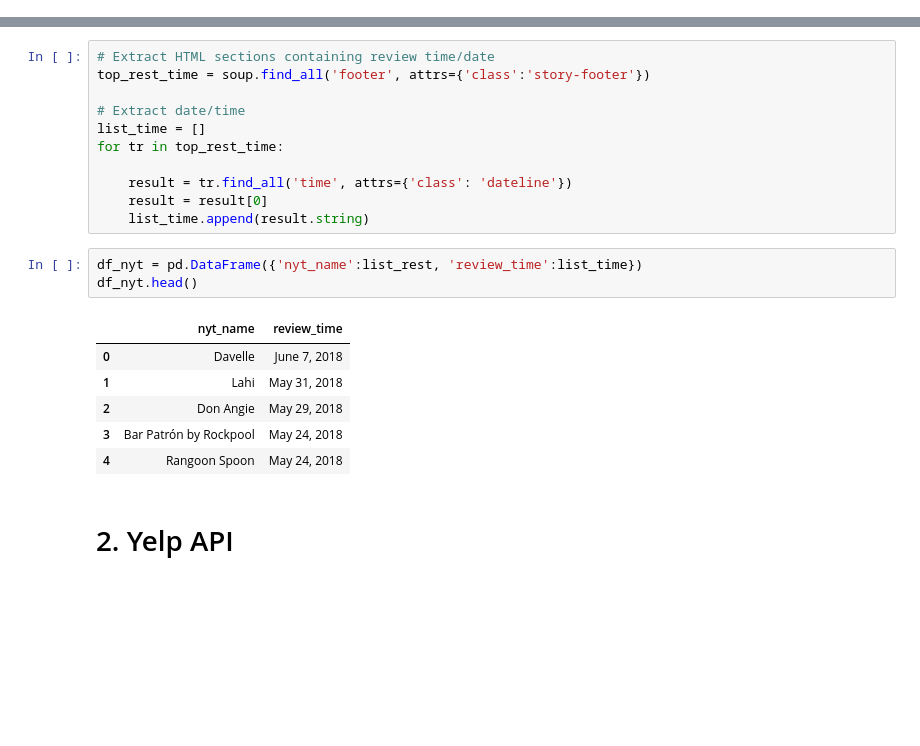
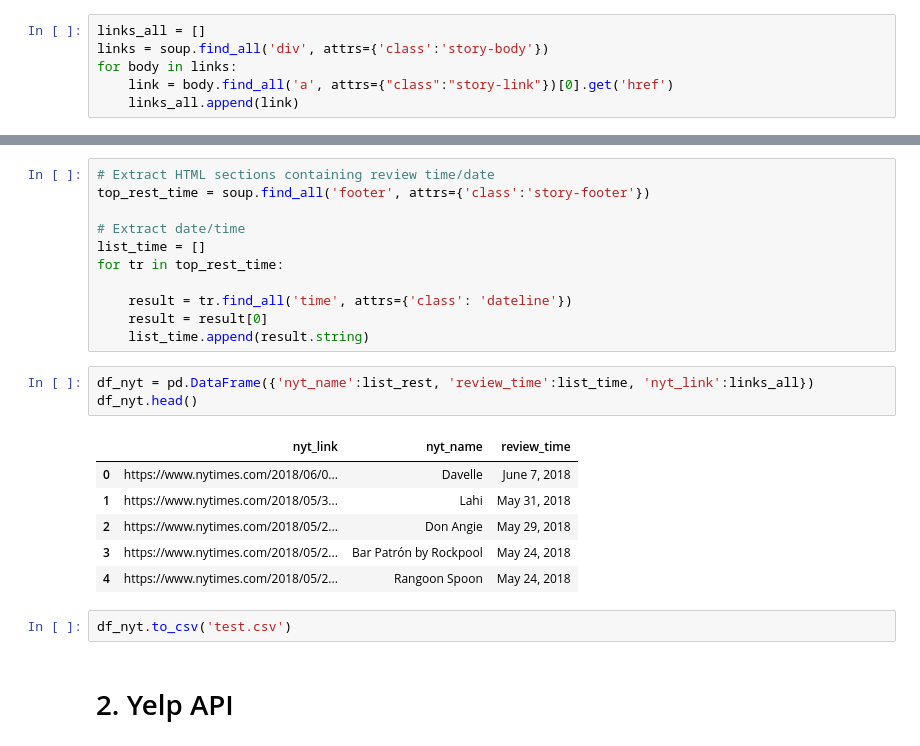
Before and after one commit to diana-xie/yelp-nyt-NLP, a Jupyter notebook: data_wrangling.ipynb, the cells around one changed output, grey strips where cells are left out. Cells and saved outputs as stored; diff of their text form; blank space fills up the shorter version.

```diff
--- a/data_wrangling.ipynb
+++ b/data_wrangling.ipynb
@@ -24,3 +26,9 @@ top_rest = soup.find_all('div', attrs={'class': 'story-meta'})
+# %%
+links_all = []
+links = soup.find_all('div', attrs={'class':'story-body'})
+for body in links:
+    link = body.find_all('a', attrs={"class":"story-link"})[0].get('href')
+    links_all.append(link)
 # %% [markdown]
 #### Extract names of reviewed restaurants in NYT.
 # %%
@@ -48,15 +56,17 @@ for tr in top_rest_time:
     result = result[0]
     list_time.append(result.string)
 # %%
-df_nyt = pd.DataFrame({'nyt_name':list_rest, 'review_time':list_time})
+df_nyt = pd.DataFrame({'nyt_name':list_rest, 'review_time':list_time, 'nyt_link':links_all})
 df_nyt.head()
 # %% [output]
-|  | nyt_name | review_time |
-| 0 | Davelle | June 7, 2018 |
-| 1 | Lahi | May 31, 2018 |
-| 2 | Don Angie | May 29, 2018 |
-| 3 | Bar Patrón by Rockpool | May 24, 2018 |
-| 4 | Rangoon Spoon | May 24, 2018 |
+|  | nyt_link | nyt_name | review_time |
+| 0 | https://www.nytimes.com/2018/06/0... | Davelle | June 7, 2018 |
+| 1 | https://www.nytimes.com/2018/05/3... | Lahi | May 31, 2018 |
+| 2 | https://www.nytimes.com/2018/05/2... | Don Angie | May 29, 2018 |
+| 3 | https://www.nytimes.com/2018/05/2... | Bar Patrón by Rockpool | May 24, 2018 |
+| 4 | https://www.nytimes.com/2018/05/2... | Rangoon Spoon | May 24, 2018 |
+# %%
+df_nyt.to_csv('test.csv')
 # %% [markdown]
 # 2. Yelp API
 # %% [markdown]
```
Also changed, not shown: parts of 16 cells of this notebook, 3 other files.
